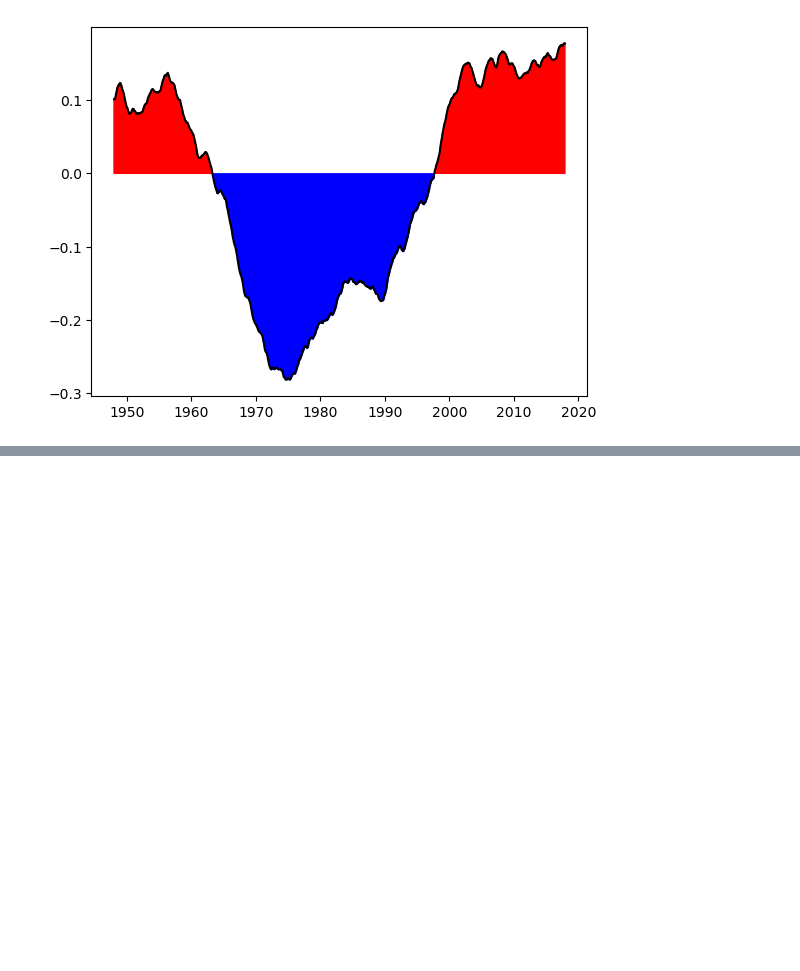
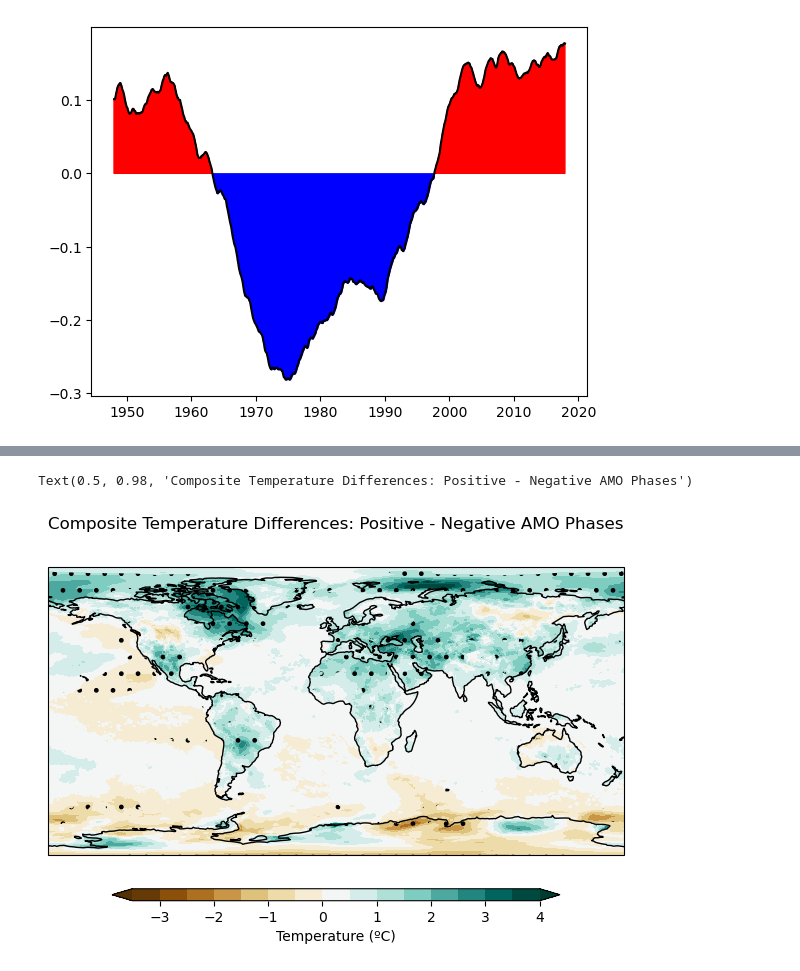
Before and after one commit to anlawyer/clim680, a Jupyter notebook: composite-analysis.ipynb, the cells around one changed output, grey strips where cells are left out. Drawn from its saved outputs; the diff is of its cells as text; code cells hidden in the pictures; blank space fills up the shorter version.

Commit message:
Add statistical tests and map results

```diff
--- a/composite-analysis.ipynb
+++ b/composite-analysis.ipynb
@@ -165,0 +150,3 @@ Text(0.5, 0.98, 'Composite 2m Temperature Anomalies during AMO')
+# %%
+# Null Hypothesis: The difference between the means from each phase is zero
+p = 0.05 # 95% confidence level, or 5% likelihood that the result arose by chance / that the null hypothesis is true
@@ -165,0 +165,4 @@ Text(0.5, 0.98, 'Composite 2m Temperature Anomalies during AMO')
+# %%
+mean_diff = pos_means - neg_means
+mask_diff = mean_diff.where(pval <= p)
+mask_diff
@@ -165,0 +187,32 @@ Text(0.5, 0.98, 'Composite 2m Temperature Anomalies during AMO')
+# %%
+labels = ['Positive AMO phase vs Negative AMO phase']
+clevs = np.arange(-3.5, 4.2, 0.5)
+hatch_levs = [0]
+
+fig, axs = plt.subplots(nrows=1, ncols=1, subplot_kw={'projection': ccrs.PlateCarree()})
+
+data = mean_diff
+
+data, lons = add_cyclic_point(data, coord=mean_diff['lon'])
+mask_data, lons = add_cyclic_point(mask_diff, coord=mean_diff['lon'])
+
+cs = axs.contourf(lons, mean_diff['lat'], data, clevs,
+                transform = ccrs.PlateCarree(),
+                cmap='BrBG', extend='both')
+
+# Overlay of stippling
+ss = axs.contourf(lons, mean_diff['lat'], mask_data, [0, 1],
+                transform = ccrs.PlateCarree(), colors=['None'],
+                hatches=['.', ''], extend='both', alpha=0.0)
+
+axs.coastlines()
+
+fig.subplots_adjust(bottom=0.25, top=0.9, left=0.05, right=0.95)
+
+cbar_ax = fig.add_axes([0.15, 0.18, 0.7, 0.025])
+cbar = fig.colorbar(cs, cax=cbar_ax, orientation='horizontal', label='Temperature (ºC)')
+
+plt.suptitle('Composite Temperature Differences: Positive - Negative AMO Phases')
+# %% [output]
+Text(0.5, 0.98, 'Composite Temperature Differences: Positive - Negative AMO Phases')
+[figure, added]
```
Also changed, not shown: parts of 8 cells of this notebook.
